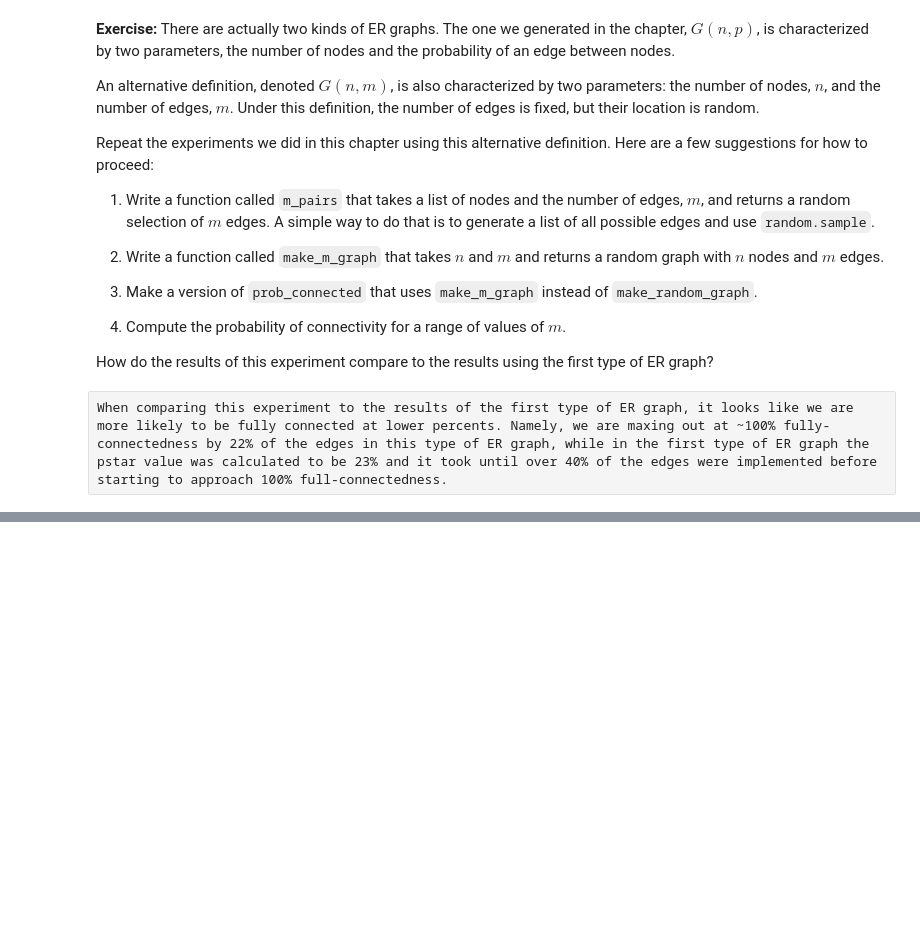
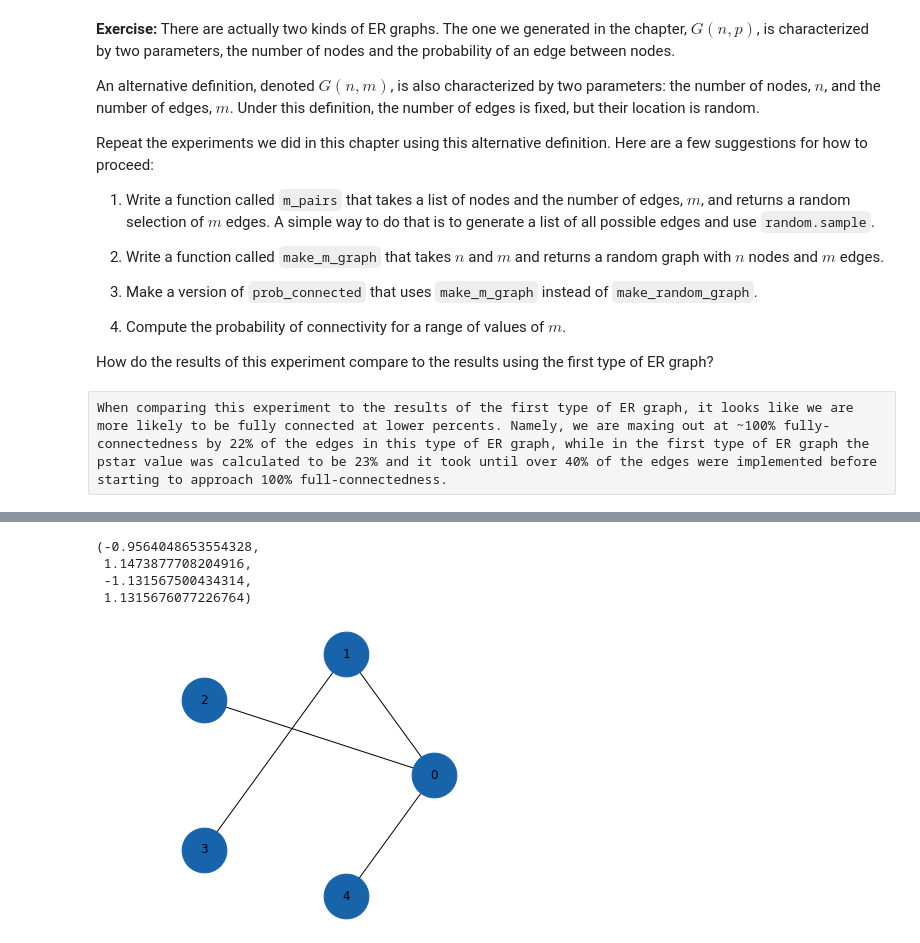
Before and after one commit to NickShermeister/ThinkComplexity2, a Jupyter notebook: notebooks/chap02mine.ipynb, the cells around one changed output, grey strips where cells are left out. Drawn from its saved outputs; the diff is of its cells as text; code cells hidden in the pictures; blank space fills up the shorter version.

```diff
--- a/notebooks/chap02mine.ipynb
+++ b/notebooks/chap02mine.ipynb
@@ -641,0 +646,12 @@ for m in range(3, 120, 3):
+# %%
+def random_pairs_v2(nodes, p):
+    all_ = all_pairs(nodes)
+    for x in all_:
+        if flip(p):
+            yield x
+
+
+nodes = range(10)
+out = random_pairs_v2(nodes, 0.5)
+for x in out:
+    print(x)
@@ -641,0 +676,23 @@ for m in range(3, 120, 3):
+# %%
+def random_tree(n):
+    G = nx.Graph()
+    nodes = range(1, n)
+    G.add_node(0)
+    for x in nodes:
+        rand_other = random.randint(0, x-1)
+        G.add_node(x)
+        G.add_edge(x, rand_other)
+    return G
+
+attempt = random_tree(5)
+nx.draw_circular(attempt,
+                 node_color='C0',
+                 node_size=2000,
+                 with_labels=True)
+plt.axis('equal')
+# %% [output]
+(-0.9564048653554328,
+ 1.1473877708204916,
+ -1.131567500434314,
+ 1.1315676077226764)
+[figure, added]
```
Also changed, not shown: parts of 5 cells of this notebook, 6 other files.
